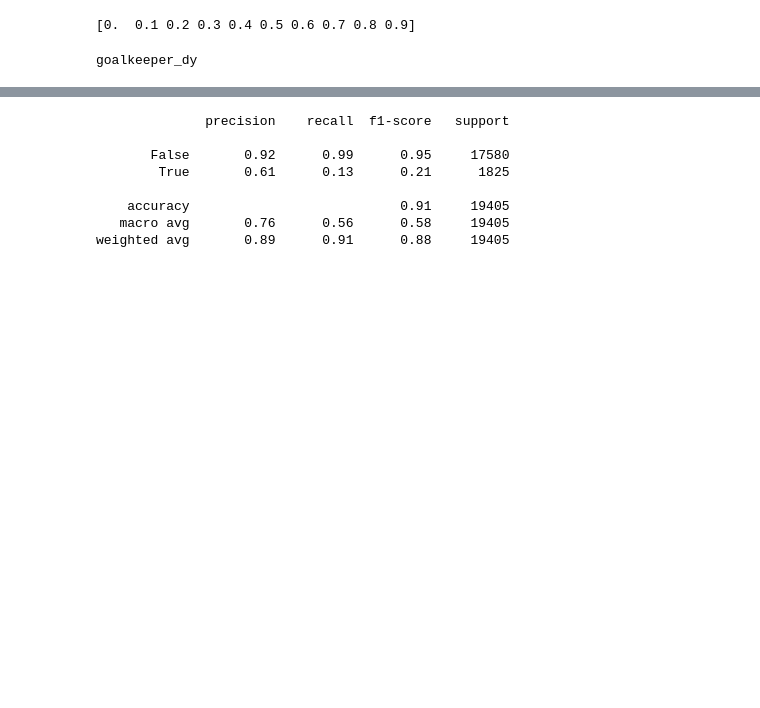
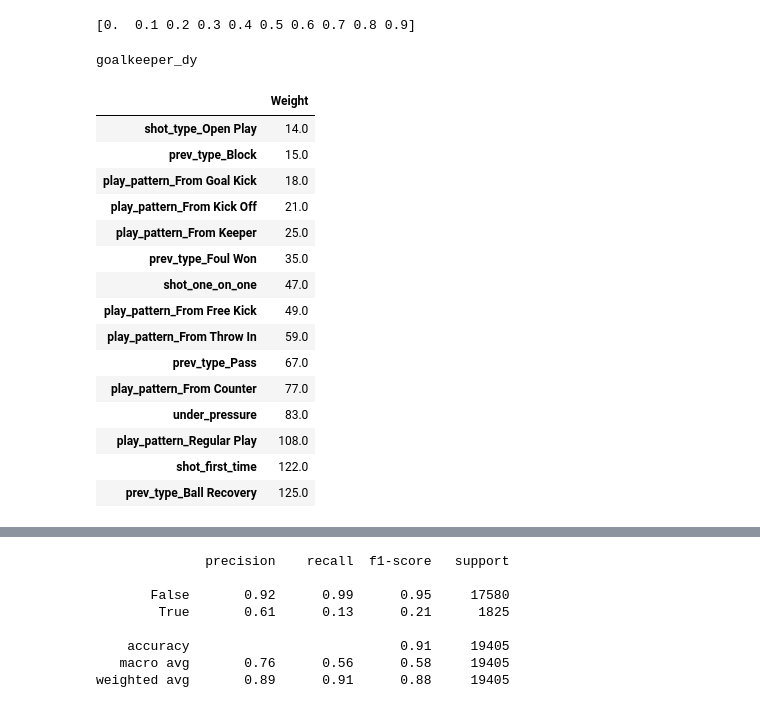
Before and after one commit to vikramr333/vikrajendran, a Jupyter notebook: xGBoost1.ipynb, the cells around one changed output, grey strips where cells are left out. Cells and saved outputs as stored; diff of their text form; code cells hidden in the pictures; blank space fills up the shorter version.

```diff
--- a/xGBoost1.ipynb
+++ b/xGBoost1.ipynb
@@ -185,0 +265,19 @@ goalkeeper_dy
+# %%
+importance_weight_df.head(15)
+# %% [output]
+|  | Weight |
+| shot_type_Open Play | 14.0 |
+| prev_type_Block | 15.0 |
+| play_pattern_From Goal Kick | 18.0 |
+| play_pattern_From Kick Off | 21.0 |
+| play_pattern_From Keeper | 25.0 |
+| prev_type_Foul Won | 35.0 |
+| shot_one_on_one | 47.0 |
+| play_pattern_From Free Kick | 49.0 |
+| play_pattern_From Throw In | 59.0 |
+| prev_type_Pass | 67.0 |
+| play_pattern_From Counter | 77.0 |
+| under_pressure | 83.0 |
+| play_pattern_Regular Play | 108.0 |
+| shot_first_time | 122.0 |
+| prev_type_Ball Recovery | 125.0 |
```
Also changed, not shown: parts of 15 cells of this notebook.
